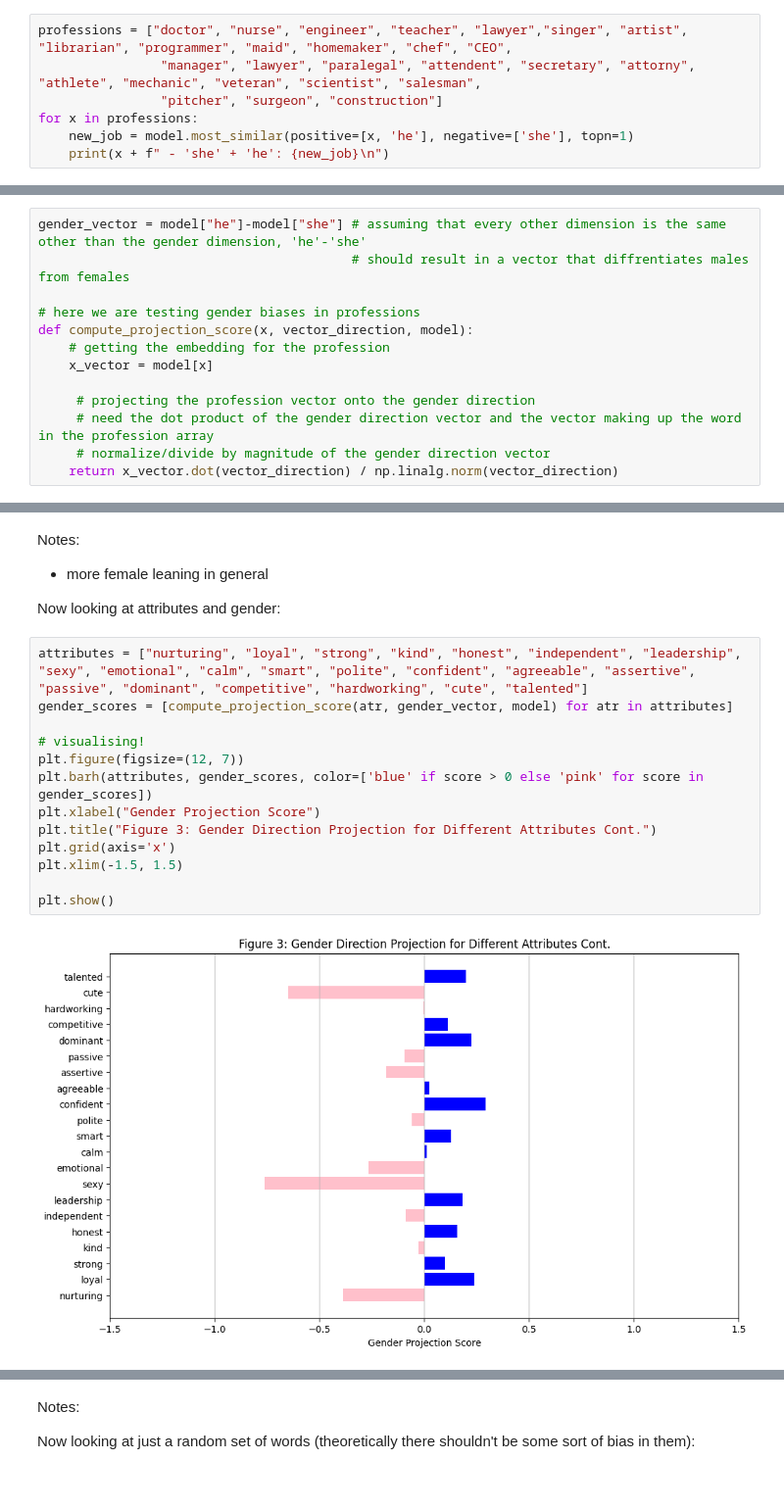
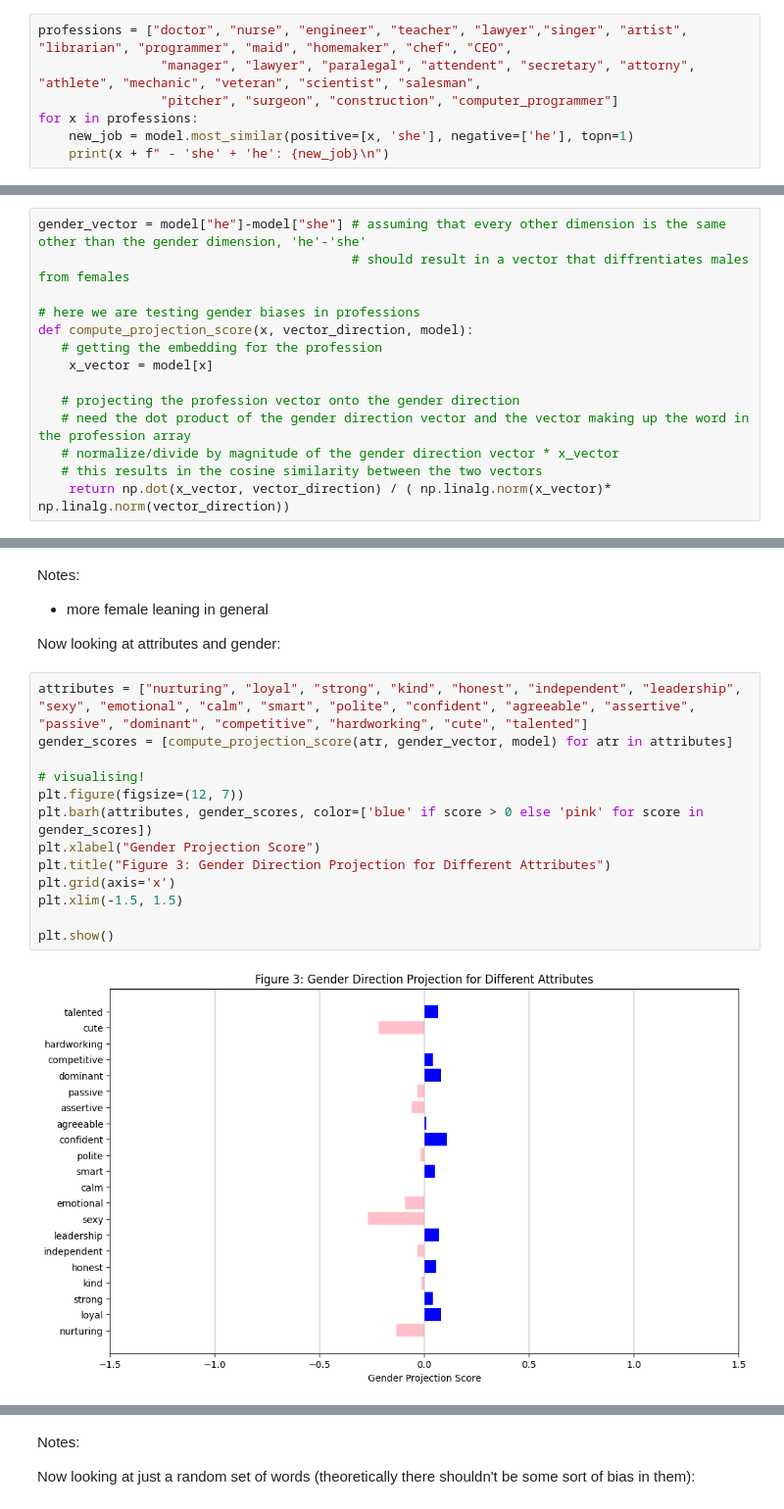
Before and after one commit to chan-anni/IP1-wordembeddings, a Jupyter notebook: word2vecNotes.ipynb, the cells around one changed output, grey strips where cells are left out. Shown at 98% size. Saved outputs shown, nothing was run; the diff lists cells and outputs as text.

Commit message:
normalizing the graphs
forgot to do that...but now the graphs are from -1 to 1 so now everything is not just determined by how relative they are

```diff
--- a/word2vecNotes.ipynb
+++ b/word2vecNotes.ipynb
@@ -223,8 +223,8 @@ Here are more examples with professions now:
 # %%
 professions = ["doctor", "nurse", "engineer", "teacher", "lawyer","singer", "artist", "librarian", "programmer", "maid", "homemaker", "chef", "CEO",
                 "manager", "lawyer", "paralegal", "attendent", "secretary", "attorny", "athlete", "mechanic", "veteran", "scientist", "salesman",
-                "pitcher", "surgeon", "construction"]
+                "pitcher", "surgeon", "construction", "computer_programmer"]
 for x in professions:
-    new_job = model.most_similar(positive=[x, 'he'], negative=['she'], topn=1)
+    new_job = model.most_similar(positive=[x, 'she'], negative=['he'], topn=1)
     print(x + f" - 'she' + 'he': {new_job}\n")
 # %% [output]
@@ -269,13 +269,14 @@ gender_vector = model["he"]-model["she"] # assuming that every other dimension i
 
 # here we are testing gender biases in professions
 def compute_projection_score(x, vector_direction, model):
-    # getting the embedding for the profession
+   # getting the embedding for the profession
     x_vector = model[x]
 
-     # projecting the profession vector onto the gender direction
-     # need the dot product of the gender direction vector and the vector making up the word in the profession array
-     # normalize/divide by magnitude of the gender direction vector
-    return x_vector.dot(vector_direction) / np.linalg.norm(vector_direction)
+   # projecting the profession vector onto the gender direction
+   # need the dot product of the gender direction vector and the vector making up the word in the profession array
+   # normalize/divide by magnitude of the gender direction vector * x_vector
+   # this results in the cosine similarity between the two vectors
+    return np.dot(x_vector, vector_direction) / ( np.linalg.norm(x_vector)* np.linalg.norm(vector_direction))
 # %%
 # array of jobs
 professions = ["doctor", "nurse", "engineer", "teacher", "lawyer","singer", "artist", "librarian", "programmer", "maid", "homemaker",
@@ -302,18 +303,18 @@ Now looking at attributes and gender:
 # %%
 attributes = ["nurturing", "loyal", "strong", "kind", "honest", "independent", "leadership", "sexy", "emotional", "calm", "smart", "polite", "confident", "agreeable", "assertive", "passive", "dominant", "competitive", "hardworking", "cute", "talented"]
 gender_scores = [compute_projection_score(atr, gender_vector, model) for atr in attributes]
 
 # visualising!
 plt.figure(figsize=(12, 7))
 plt.barh(attributes, gender_scores, color=['blue' if score > 0 else 'pink' for score in gender_scores])
 plt.xlabel("Gender Projection Score")
-plt.title("Figure 3: Gender Direction Projection for Different Attributes Cont.")
+plt.title("Figure 3: Gender Direction Projection for Different Attributes")
 plt.grid(axis='x')
 plt.xlim(-1.5, 1.5)
 
 plt.show()
 # %% [output]
-[figure, old version]
+[figure, new version]
 # %%
 attributes2 = ["violent", "competent", "rational", "sympathetic", "analytical", "novice", "educated", "uneducated", "corrupt", "poor", "trustworthy", "loyal", "poor", "rich", "tall", "forceful", "lazy", "hardworking", "diligent", "intelligent", "gentle", "dangerous"]
 gender_scores = [compute_projection_score(atr, gender_vector, model) for atr in attributes2]
```
Also changed, not shown: parts of 9 cells of this notebook.
